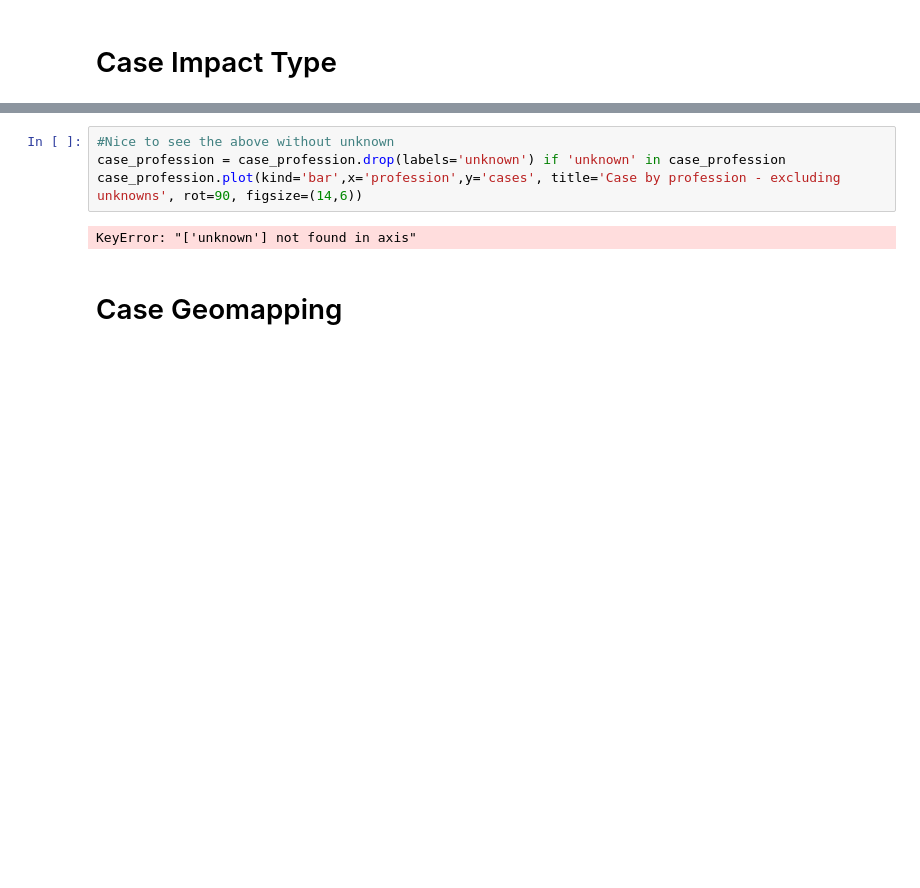
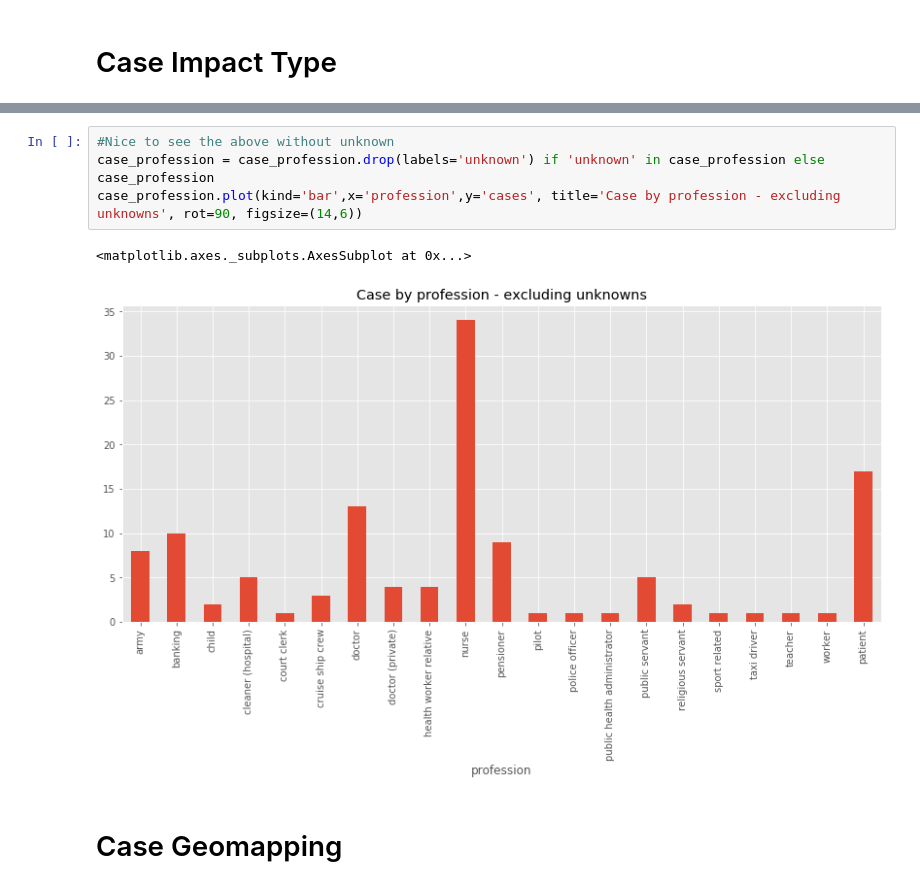
Before and after one commit to dtrihinas/covid-19-cyprus-data, a Jupyter notebook: covid-19-notebook-starter-code.ipynb, the cells around one changed output, grey strips where cells are left out. Saved outputs shown, nothing was run; the diff lists cells and outputs as text; blank space fills up the shorter version.

```diff
--- a/covid-19-notebook-starter-code.ipynb
+++ b/covid-19-notebook-starter-code.ipynb
@@ -69,9 +69,10 @@ case_profession.plot(kind='bar',x='profession',y='cases', title='Case by profess
 # %%
 #Nice to see the above without unknown
-case_profession = case_profession.drop(labels='unknown') if 'unknown' in case_profession
+case_profession = case_profession.drop(labels='unknown') if 'unknown' in case_profession else case_profession
 case_profession.plot(kind='bar',x='profession',y='cases', title='Case by profession - excluding unknowns', rot=90, figsize=(14,6))
 # %% [output]
-KeyError: "['unknown'] not found in axis"
+<matplotlib.axes._subplots.AxesSubplot at 0x...>
+[figure, added]
 # %% [markdown]
 # Case Geomapping
 # %%
```
Also changed, not shown: parts of 6 cells of this notebook.
